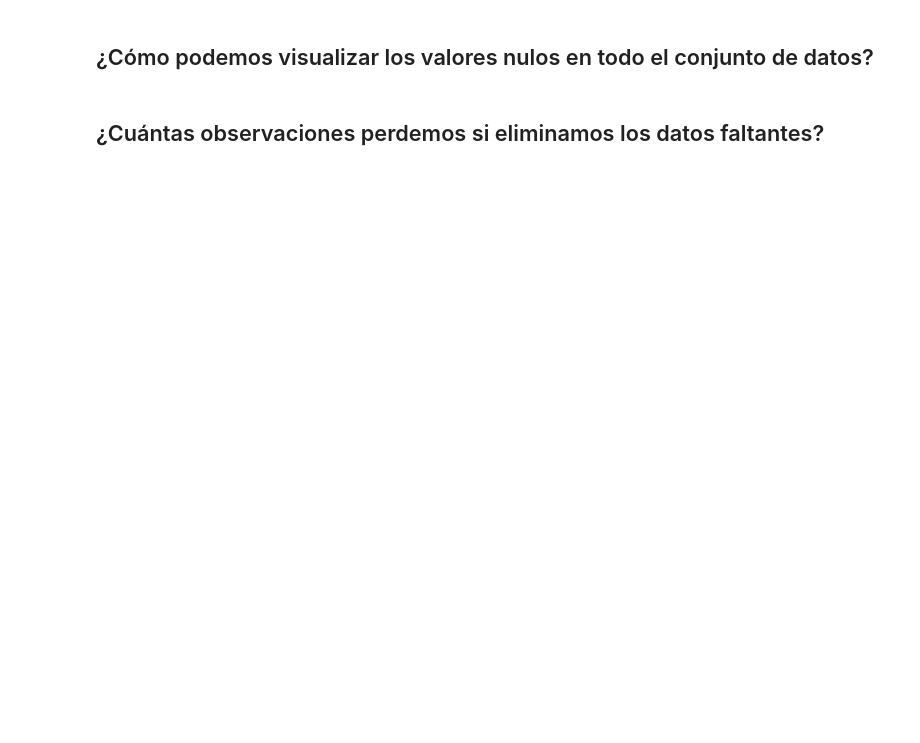
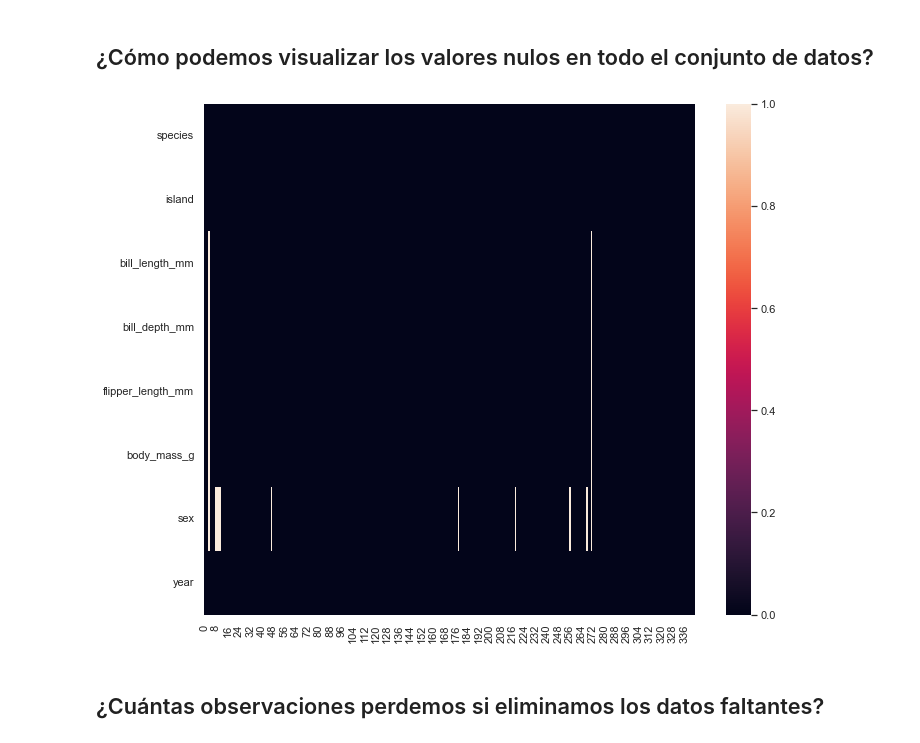
Before and after one commit to PyColls/python-eda, a Jupyter notebook: pinguins_eda.ipynb, the cells around one changed output. Drawn from its saved outputs; the diff is of its cells as text; code cells hidden in the pictures; blank space fills up the shorter version.

```diff
--- a/pinguins_eda.ipynb
+++ b/pinguins_eda.ipynb
@@ -138,4 +243,18 @@ raw_penguins.head(3)
 # %% [markdown]
 ## ¿Cómo podemos visualizar los valores nulos en todo el conjunto de datos?
+# %%
+(
+    penguins
+    .isnull()
+    .transpose()
+    .pipe(
+        lambda df: (
+            sns.heatmap(
+                data = df
+        )    )
+    )
+);
+# %% [output]
+[figure, added]
 # %% [markdown]
 ## ¿Cuántas observaciones perdemos si eliminamos los datos faltantes?
```
Also changed, not shown: parts of 20 cells of this notebook.
